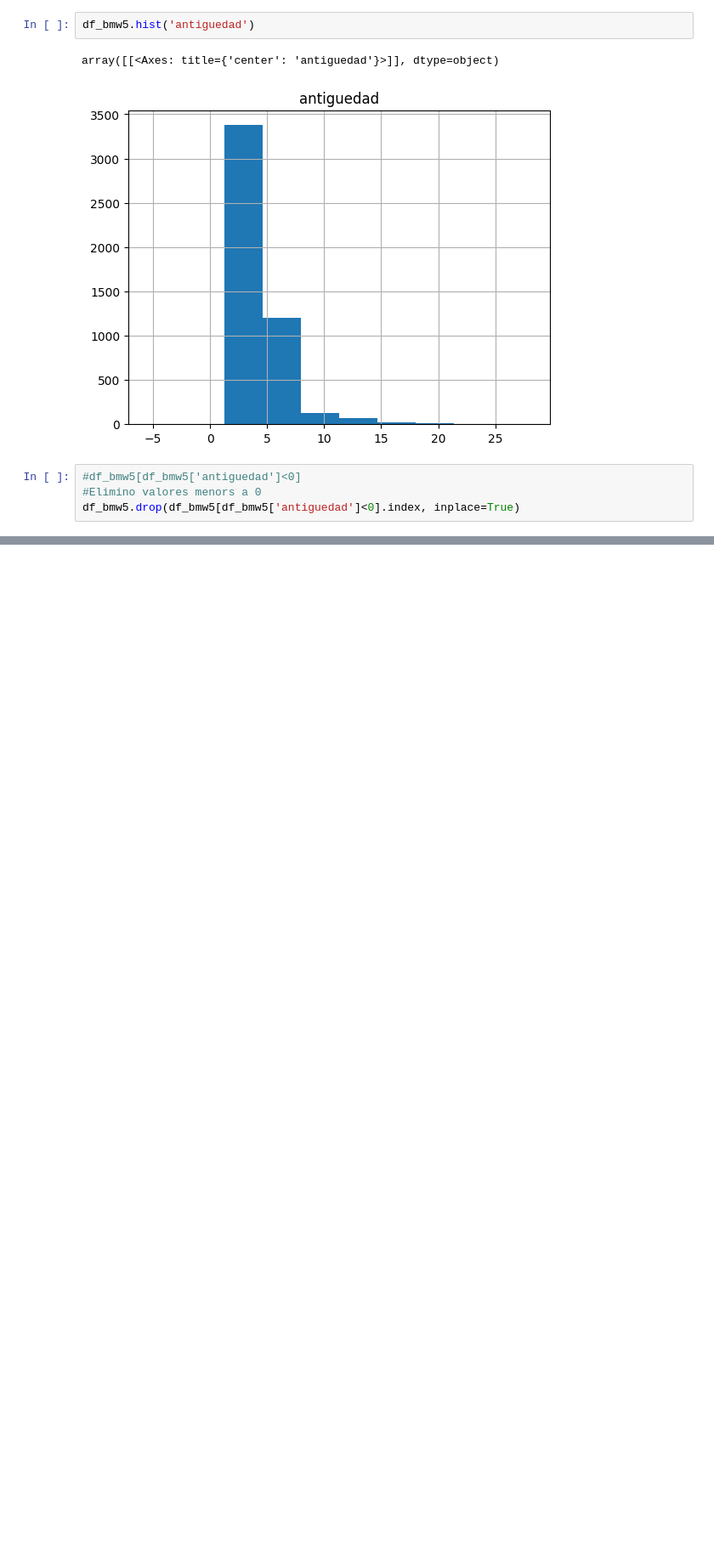
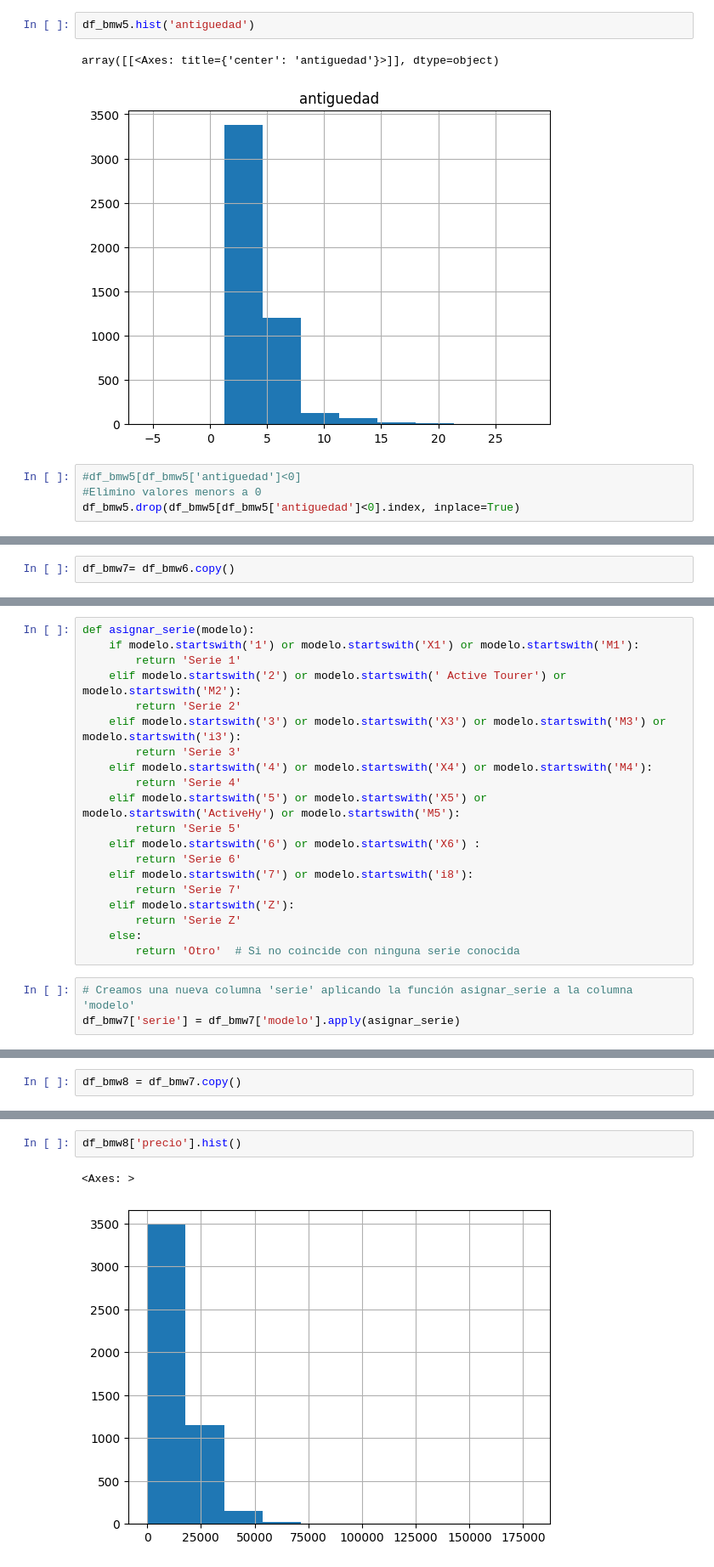
Before and after one commit to haroldavis/Project-BMW, a Jupyter notebook: df_bmw.ipynb, the cells around one changed output, grey strips where cells are left out. Shown at 85% size. Cells and saved outputs as stored; diff of their text form; blank space fills up the shorter version.

```diff
--- a/df_bmw.ipynb
+++ b/df_bmw.ipynb
@@ -209,0 +378,2 @@ df_bmw5.drop(df_bmw5[df_bmw5['antiguedad']<0].index, inplace=True)
+# %%
+df_bmw7= df_bmw6.copy()
@@ -209,0 +436,23 @@ df_bmw5.drop(df_bmw5[df_bmw5['antiguedad']<0].index, inplace=True)
+# %%
+def asignar_serie(modelo):
+    if modelo.startswith('1') or modelo.startswith('X1') or modelo.startswith('M1'):
+        return 'Serie 1'
+    elif modelo.startswith('2') or modelo.startswith(' Active Tourer') or modelo.startswith('M2'):
+        return 'Serie 2'
+    elif modelo.startswith('3') or modelo.startswith('X3') or modelo.startswith('M3') or modelo.startswith('i3'):
+        return 'Serie 3'
+    elif modelo.startswith('4') or modelo.startswith('X4') or modelo.startswith('M4'):
+        return 'Serie 4'
+    elif modelo.startswith('5') or modelo.startswith('X5') or modelo.startswith('ActiveHy') or modelo.startswith('M5'):
+        return 'Serie 5'
+    elif modelo.startswith('6') or modelo.startswith('X6') :
+        return 'Serie 6'
+    elif modelo.startswith('7') or modelo.startswith('i8'):
+        return 'Serie 7'
+    elif modelo.startswith('Z'):
+        return 'Serie Z'
+    else:
+        return 'Otro'  # Si no coincide con ninguna serie conocida
+# %%
+# Creamos una nueva columna 'serie' aplicando la función asignar_serie a la columna 'modelo'
+df_bmw7['serie'] = df_bmw7['modelo'].apply(asignar_serie)
@@ -209,0 +472,2 @@ df_bmw5.drop(df_bmw5[df_bmw5['antiguedad']<0].index, inplace=True)
+# %%
+df_bmw8 = df_bmw7.copy()
@@ -209,0 +496,5 @@ df_bmw5.drop(df_bmw5[df_bmw5['antiguedad']<0].index, inplace=True)
+# %%
+df_bmw8['precio'].hist()
+# %% [output]
+<Axes: >
+[figure, added]
```
Also changed, not shown: parts of 48 cells of this notebook.
